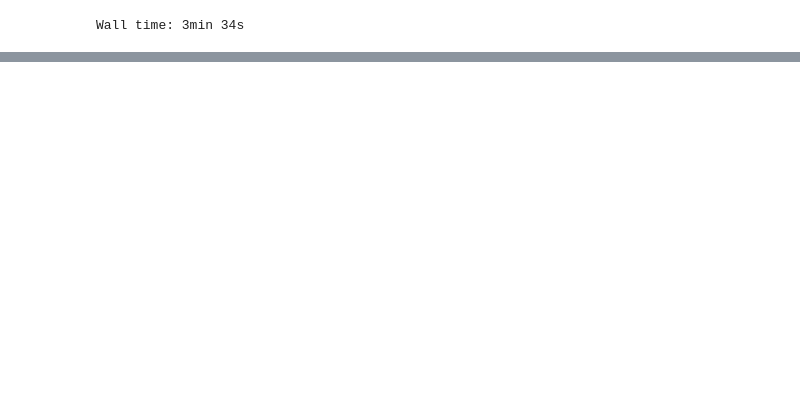
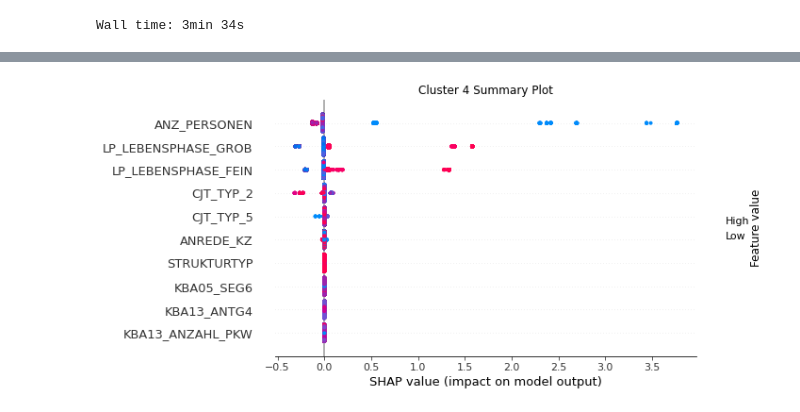
Before and after one commit to Mbugz1000/Customer-Segmentation-Report-for-Arvato-Financial-Services, a Jupyter notebook: src/Customer Segmentation Analysis.ipynb, the cells around one changed output, grey strips where cells are left out. Drawn from its saved outputs; the diff is of its cells as text; code cells hidden in the pictures; blank space fills up the shorter version.

```diff
--- a/src/Customer Segmentation Analysis.ipynb
+++ b/src/Customer Segmentation Analysis.ipynb
@@ -100,0 +498,4 @@ MemoryError: Unable to allocate 6.80 MiB for an array with shape (891221,) and d
+# %%
+plot_cluster_summary_plot(5, no_of_features=10, plot_type='dot')
+# %% [output]
+[figure, added]
```
Also changed, not shown: parts of 83 cells of this notebook, 5 other files.
